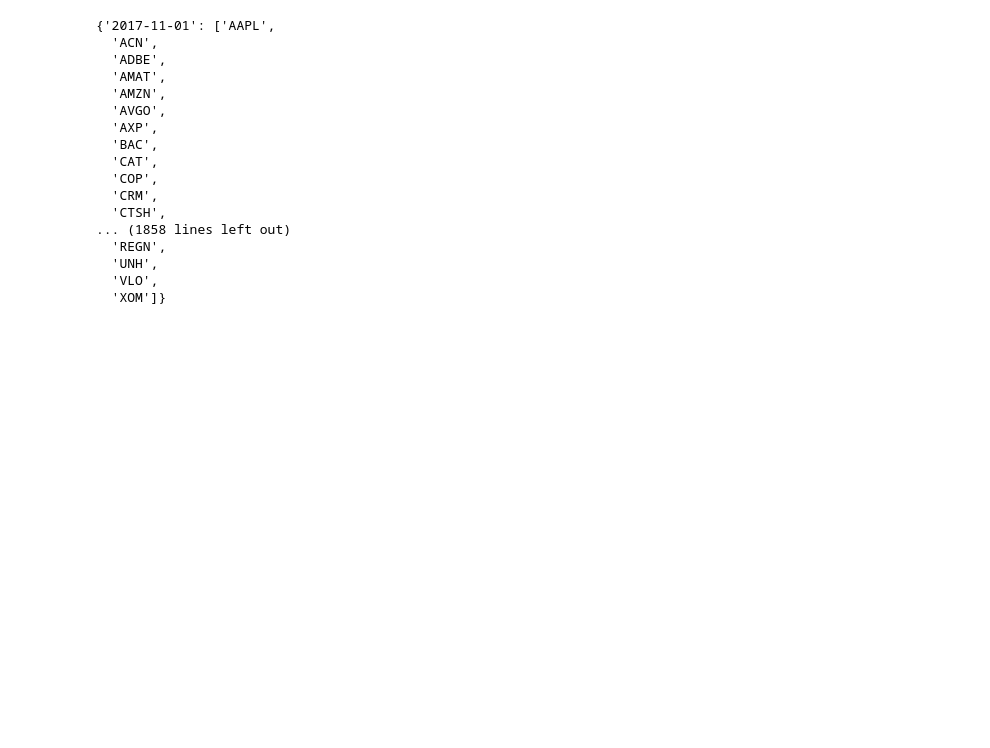
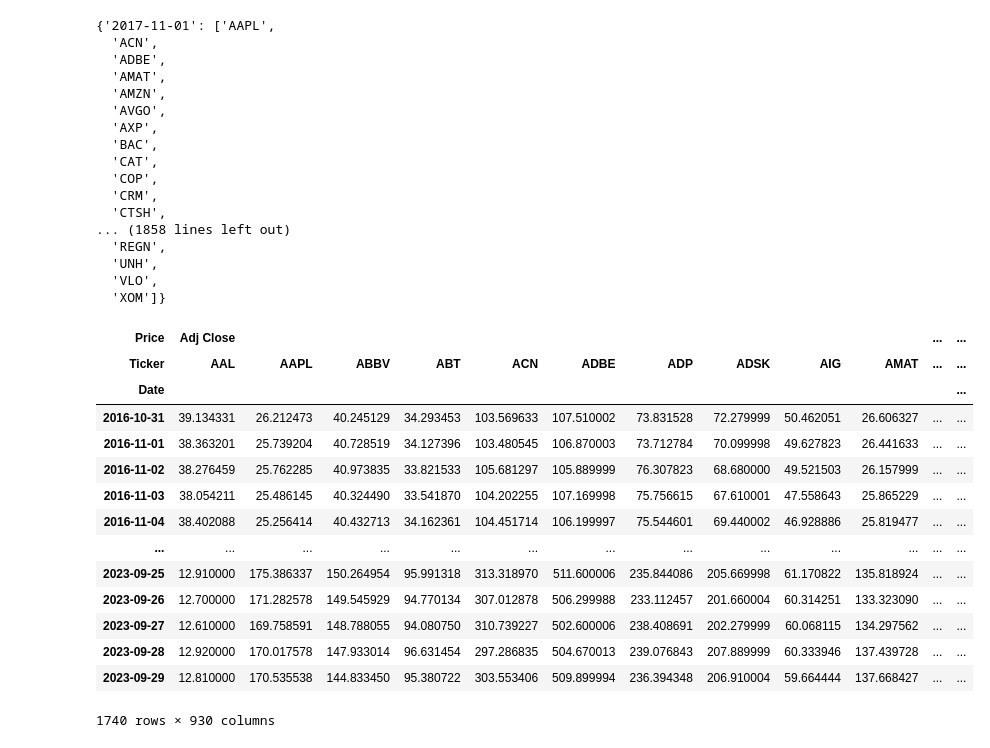
Before and after one commit to kylekmcleod/Algoirthmic-Trading-Learning, a Jupyter notebook: notebooks/Algorithmic Trading.ipynb, the cells around one changed output. Drawn from its saved outputs; the diff is of its cells as text; code cells hidden in the pictures; blank space fills up the shorter version.

Commit message:
Download fresh daily prices for each of the stocks

```diff
--- a/notebooks/Algorithmic Trading.ipynb
+++ b/notebooks/Algorithmic Trading.ipynb
@@ -440,4 +440,22 @@ def optimize_weights(prices, lower_bound = 0):
 # %%
 stocks = data.index.get_level_values('ticker').unique().tolist()
 new_df = yf.download(tickers = stocks,
-                     start = data.index.get_level_values('date').unique()[0] - pd.DateOffset(months = 1)
+                     start = data.index.get_level_values('date').unique()[0] - pd.DateOffset(months = 12),
+                     end = data.index.get_level_values('date').unique()[-1])
+new_df
+# %% [output]
+| Price | Adj Close |  |  |  |  |  |  |  |  |  | ... | ... |
+| Ticker | AAL | AAPL | ABBV | ABT | ACN | ADBE | ADP | ADSK | AIG | AMAT | ... | ... |
+| Date |  |  |  |  |  |  |  |  |  |  |  | ... |
+| 2016-10-31 | 39.134331 | 26.212473 | 40.245129 | 34.293453 | 103.569633 | 107.510002 | 73.831528 | 72.279999 | 50.462051 | 26.606327 | ... | ... |
+| 2016-11-01 | 38.363201 | 25.739204 | 40.728519 | 34.127396 | 103.480545 | 106.870003 | 73.712784 | 70.099998 | 49.627823 | 26.441633 | ... | ... |
+| 2016-11-02 | 38.276459 | 25.762285 | 40.973835 | 33.821533 | 105.681297 | 105.889999 | 76.307823 | 68.680000 | 49.521503 | 26.157999 | ... | ... |
+| 2016-11-03 | 38.054211 | 25.486145 | 40.324490 | 33.541870 | 104.202255 | 107.169998 | 75.756615 | 67.610001 | 47.558643 | 25.865229 | ... | ... |
+| 2016-11-04 | 38.402088 | 25.256414 | 40.432713 | 34.162361 | 104.451714 | 106.199997 | 75.544601 | 69.440002 | 46.928886 | 25.819477 | ... | ... |
+| ... | ... | ... | ... | ... | ... | ... | ... | ... | ... | ... | ... | ... |
+| 2023-09-25 | 12.910000 | 175.386337 | 150.264954 | 95.991318 | 313.318970 | 511.600006 | 235.844086 | 205.669998 | 61.170822 | 135.818924 | ... | ... |
+| 2023-09-26 | 12.700000 | 171.282578 | 149.545929 | 94.770134 | 307.012878 | 506.299988 | 233.112457 | 201.660004 | 60.314251 | 133.323090 | ... | ... |
+| 2023-09-27 | 12.610000 | 169.758591 | 148.788055 | 94.080750 | 310.739227 | 502.600006 | 238.408691 | 202.279999 | 60.068115 | 134.297562 | ... | ... |
+| 2023-09-28 | 12.920000 | 170.017578 | 147.933014 | 96.631454 | 297.286835 | 504.670013 | 239.076843 | 207.889999 | 60.333946 | 137.439728 | ... | ... |
+| 2023-09-29 | 12.810000 | 170.535538 | 144.833450 | 95.380722 | 303.553406 | 509.899994 | 236.394348 | 206.910004 | 59.664444 | 137.668427 | ... | ... |
+1740 rows × 930 columns
```
